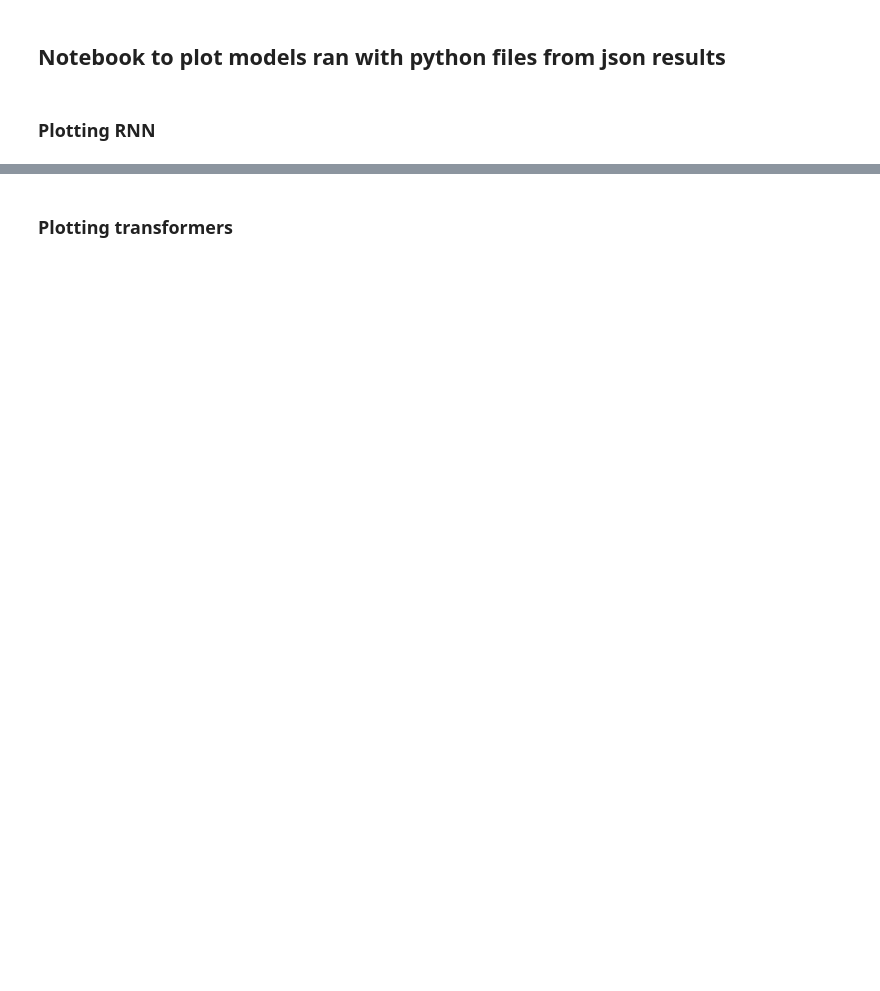
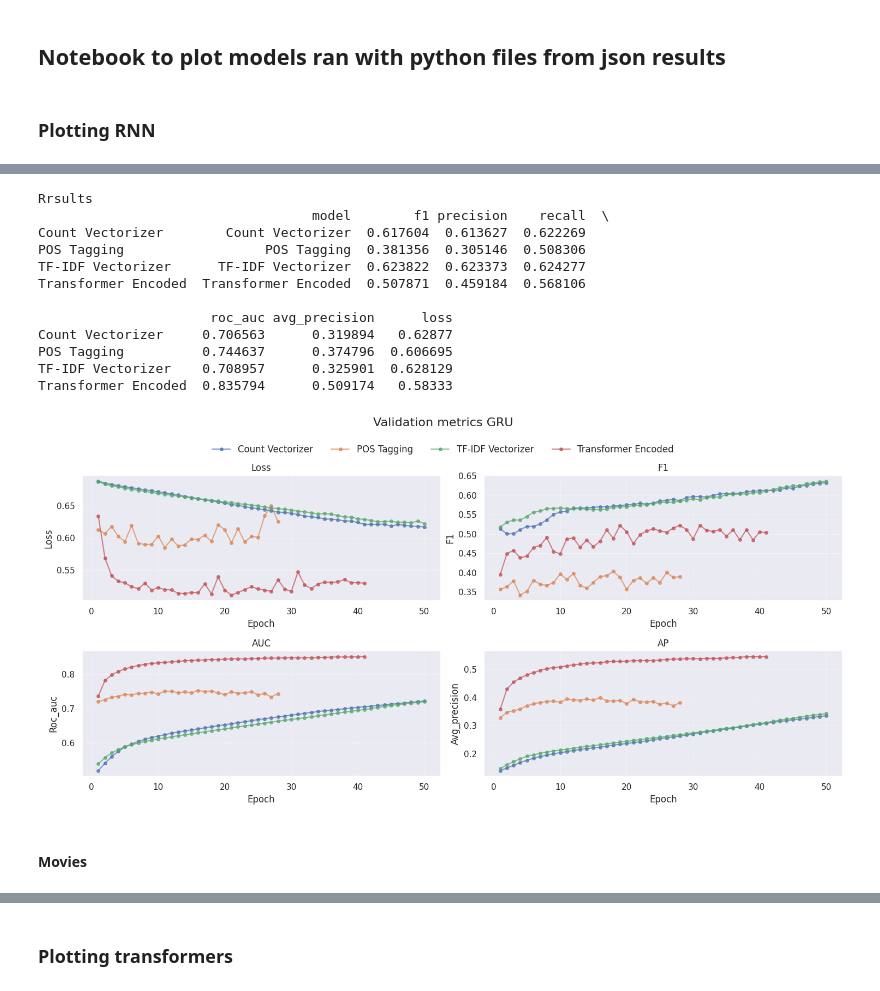
Before and after one commit to alan-man/tal-projet, a Jupyter notebook: plots_models.ipynb, the cells around one changed output, grey strips where cells are left out. Cells and saved outputs as stored; diff of their text form; code cells hidden in the pictures; blank space fills up the shorter version.

```diff
--- a/plots_models.ipynb
+++ b/plots_models.ipynb
@@ -115,0 +144,18 @@ plt.show()
+# %%
+load_plot_rnn(file_paths_GRU, savename= "pres_GRU_plots" ,type = "GRU")
+# %% [output]
+Rrsults
+                                   model        f1 precision    recall  \
+Count Vectorizer        Count Vectorizer  0.617604  0.613627  0.622269
+POS Tagging                  POS Tagging  0.381356  0.305146  0.508306
+TF-IDF Vectorizer      TF-IDF Vectorizer  0.623822  0.623373  0.624277
+Transformer Encoded  Transformer Encoded  0.507871  0.459184  0.568106
+
+                      roc_auc avg_precision      loss
+Count Vectorizer     0.706563      0.319894   0.62877
+POS Tagging          0.744637      0.374796  0.606695
+TF-IDF Vectorizer    0.708957      0.325901  0.628129
+Transformer Encoded  0.835794      0.509174   0.58333
+[figure, added]
+# %% [markdown]
+#### Movies
```
Also changed, not shown: parts of 27 cells of this notebook, 4 other files.
